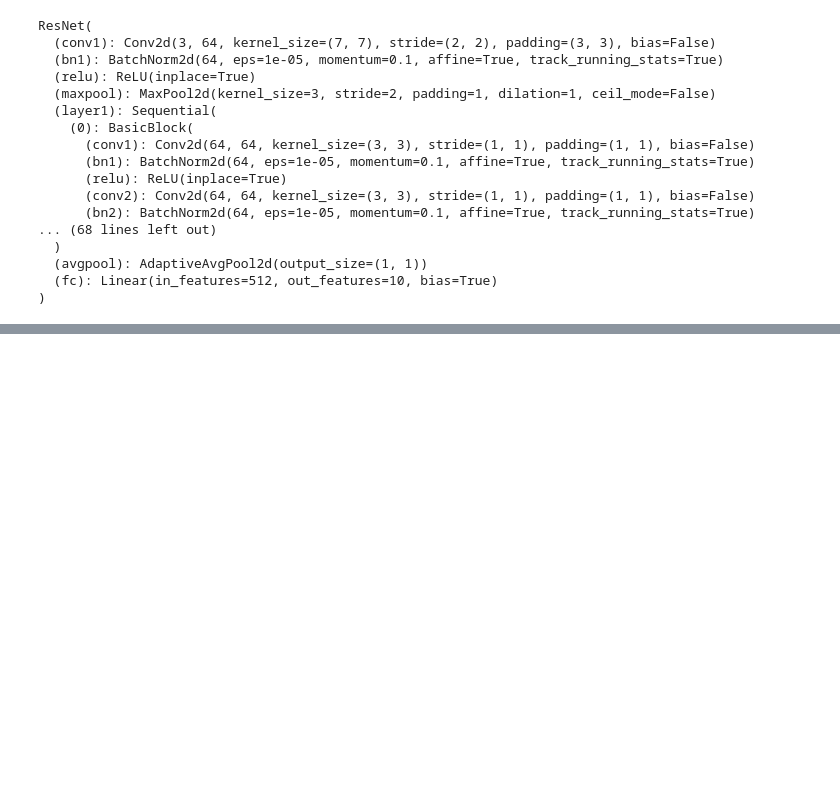
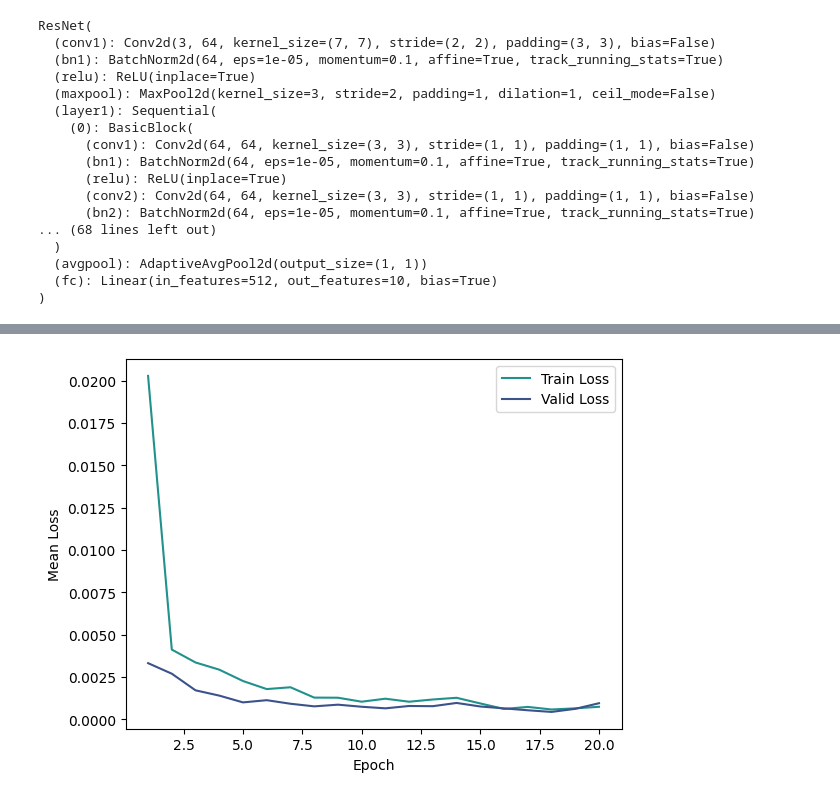
Before and after one commit to Squidez/projet_master, a Jupyter notebook: classification.ipynb, the cells around one changed output, grey strips where cells are left out. Saved outputs shown, nothing was run; the diff lists cells and outputs as text; code cells hidden in the pictures; blank space fills up the shorter version.

```diff
--- a/classification.ipynb
+++ b/classification.ipynb
@@ -478,12 +493,14 @@ print(num_classes)
 mean: tensor([0.5116, 0.4417, 0.4458]), std: tensor([0.0748, 0.0705, 0.0626])
 10
 # %%
-model = models.resnet18(pretrained=True)
+# Création du modèle resnet18
+model = models.resnet18(weights='DEFAULT')
 num_features = model.fc.in_features
 model.fc = nn.Linear(num_features, num_classes)
 
+# fonction de perte et optimisateur
 criterion = nn.CrossEntropyLoss()
-optimizer = optim.Adam(model.parameters(), lr=0.001)
+optimizer = optim.SGD(model.parameters(), lr=0.001, momentum=0.9)
 
 model.to(device)
 # %% [output]
@@ -598,0 +629,12 @@ Epoch 20/20 : train loss = 0.0033, train accuracy = 96.607%, valid loss = 0.0022
+# %%
+# Graph de la perte des moyennes
+plt.figure()
+plt.plot(range(1, num_epochs + 1),  train_losses, c='#21918c', label='Train Loss')
+plt.plot(range(1, num_epochs + 1), valid_losses, c='#3b528b', label='Valid Loss')
+plt.xlabel('Epoch')
+plt.ylabel('Mean Loss')
+# plt.title('Perte moyenne par Epoch')
+plt.legend()
+plt.show()
+# %% [output]
+[figure, added]
```
Also changed, not shown: parts of 38 cells of this notebook, 4 other files.
